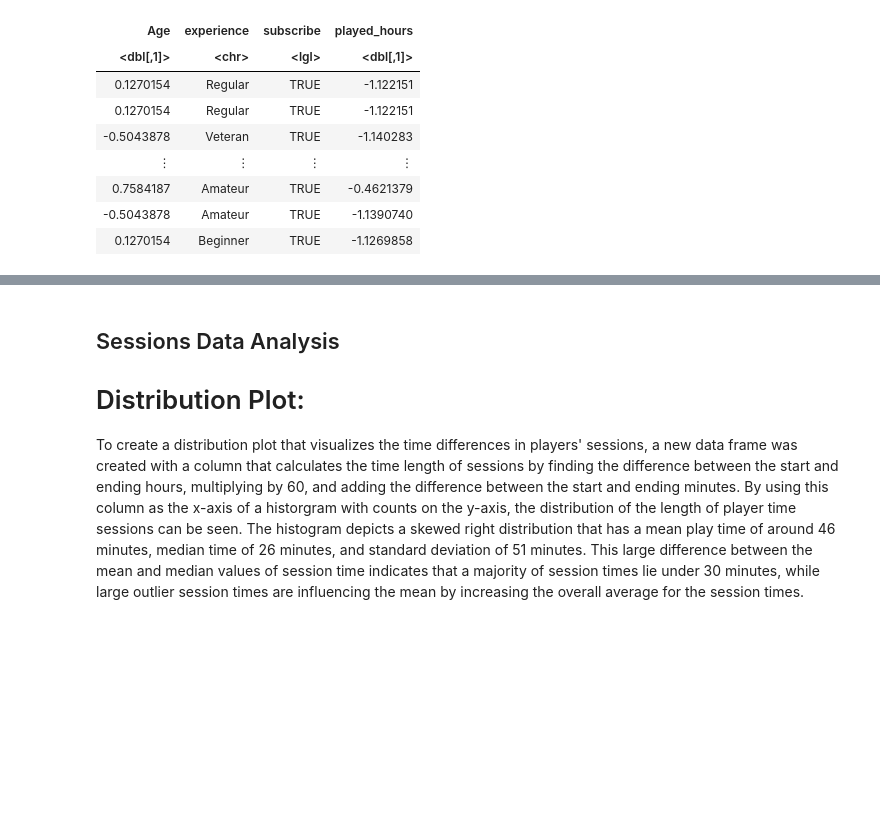
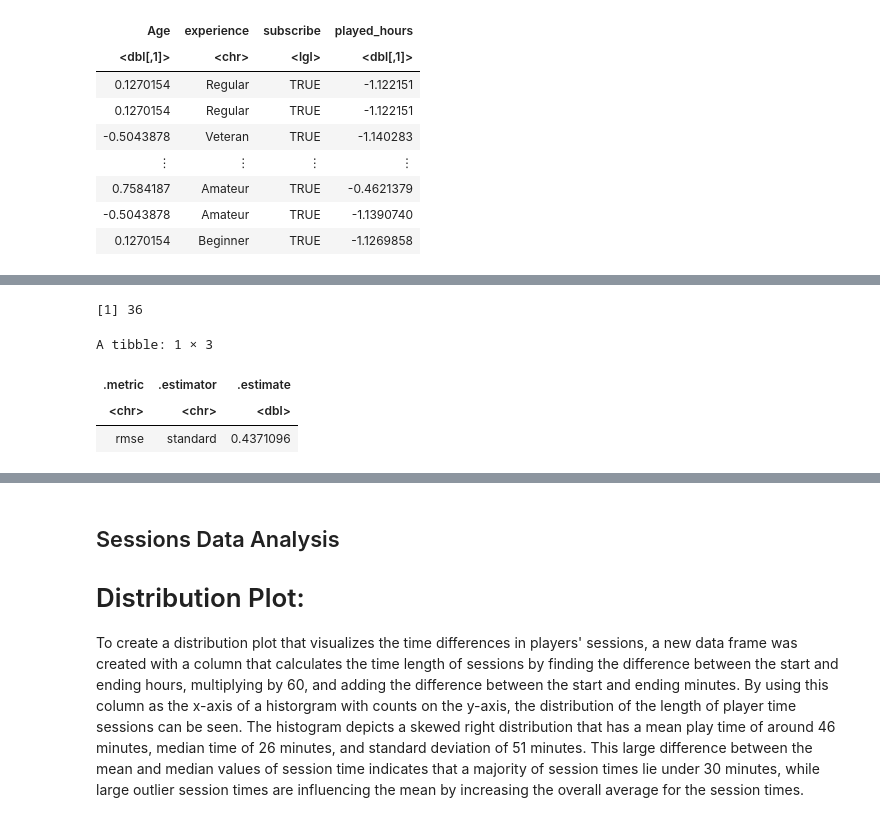
Before and after one commit to Bumblet3a/DSCi-Final, a Jupyter notebook: Project group.ipynb, the cells around one changed output, grey strips where cells are left out. Drawn from its saved outputs; the diff is of its cells as text; code cells hidden in the pictures; blank space fills up the shorter version.

Commit message:
able to obtain rmse value. fixed workflow and some other errors
used players_split testing and training, mutated training so played_hours was a numeric value, fixed the recipe and model.

```diff
--- a/Project group.ipynb
+++ b/Project group.ipynb
@@ -149,3 +154,44 @@ ERROR: Error in `estimate_tune_results()`:
+# %%
+#azumi testing code cell
+#works
+players_gridvals <- tibble (neighbors = seq(1, 81))
+
+players_multi <- players_wf|>
+tune_grid(players_vfold, grid = players_gridvals)|>
+collect_metrics()|>
+filter(.metric == "rmse")|>
+filter(mean == min(mean))
+
+players_k <- players_multi|>
+pull(neighbors)
+players_k
+# number returned is 36?
+# %% [output]
+[1] 36
+# %%
+#azumi testing code cell
+#works
+players_spec <- nearest_neighbor(weight_func = "rectangular",
+                                 neighbors = players_k)|>
+set_engine("kknn")|>
+set_mode("regression")
+
+knn_players_fit <- workflow()|>
+add_recipe(players_recipe)|>
+add_model(players_spec)|>
+fit(data = players_training)|>
+predict(players_training)|>
+bind_cols(players_training)
+
+knn_players_met <- metrics(knn_players_fit, truth = played_hours,
+                           estimate = .pred)|>
+                    filter(.metric == "rmse")
+knn_players_met
+# %% [output]
+A tibble: 1 × 3
+| .metric | .estimator | .estimate |
+| <chr> | <chr> | <dbl> |
+| rmse | standard | 0.4371096 |
 # %%
 play_min <- play_results|>
 filter(.metric == "rmse")|>
```
Also changed, not shown: parts of 12 cells of this notebook.
